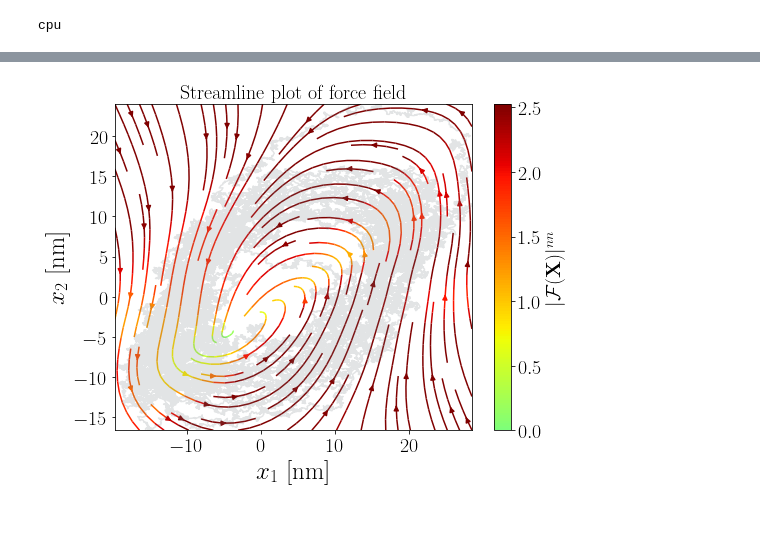
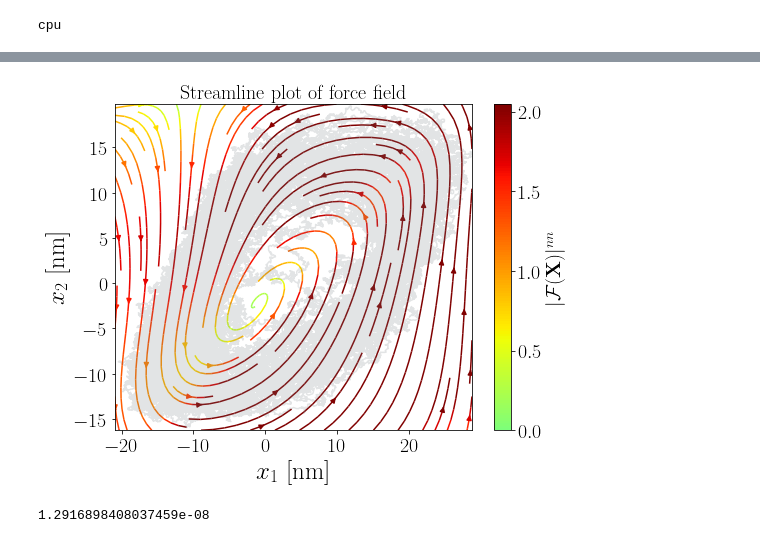
Before and after one commit to sreekmnoneq/Inference-short, a Jupyter notebook: hair_cell_bundle_model_inference.ipynb, the cells around one changed output, grey strips where cells are left out. Drawn from its saved outputs; the diff is of its cells as text; code cells hidden in the pictures.

```diff
--- a/hair_cell_bundle_model_inference.ipynb
+++ b/hair_cell_bundle_model_inference.ipynb
@@ -352,37 +356,60 @@ plt.show()
 # %%
 # Prepare the grid for input into the network
-grid = np.stack([X.ravel(), Y.ravel()], axis=1)
+
+from matplotlib.colors import ListedColormap
+
+# Extract half of the original jet colormap
+original_jet = plt.cm.get_cmap('jet', 256)  # Full jet colormap
+half_jet_colors = original_jet(np.linspace(0.5, 1, 128), alpha = 1)  # Take the first half
+half_jet = ListedColormap(half_jet_colors)
+
+
+
+x_vals = np.linspace(x1.min(), x1.max(), 50)   # this is with the dimensionless data
+y_vals = np.linspace(x2.min(), x2.max(), 50)
+Xg, Yg = np.meshgrid(x_vals, y_vals)
+
+
+# Prepare the grid for input into the network
+grid = np.stack([Xg.ravel(), Yg.ravel()], axis=1)
 grid_tensor = torch.tensor(grid, dtype=torch.float32).to(dev)
 
 # Get force field from the network
 with torch.no_grad():
-    force_field = neural_network(grid_tensor).cpu().numpy()
+    force_field = force_network(grid_tensor).cpu().numpy()
 
 const_fact_ = np.array(const_fact)
 # Reshape the force field to match the grid
-U = const_fact_*force_field[:, 0].reshape(X.shape)
-V = const_fact_*force_field[:, 1].reshape(Y.shape)
+U1 = const_fact_*force_field[:, 0].reshape(Xg.shape)/(np.std(x1_)*1e9)   # to get the force field for the data with dimension
+V1 = const_fact_*force_field[:, 1].reshape(Yg.shape)/(np.std(x2_)*1e9)
 
-magnitude_f_ann = np.sqrt(U**2 + V**2)
+
+
+magnitude_f_ann = np.sqrt(U1**2 + V1**2)
 max_val_f_ann = np.median(magnitude_f_ann)
 
 # Plot the streamline
 fig2 = plt.figure(figsize=(8, 6))
 # plt.plot(x1,x2,color = '#71797E',alpha=0.2)
 plt.plot(xx1[:300000,0],xx2[:300000,0],color = '#71797E',alpha=0.2)
-plt.streamplot(X, Y, U, V, color=magnitude_f_ann, cmap=half_jet, norm=plt.Normalize(0, max_val_f_ann))
+plt.streamplot(Xg*np.std(x1_)*1e9, Yg*np.std(x2_)*1e9, U1, V1, color=magnitude_f_ann, cmap=half_jet, norm=plt.Normalize(0, max_val_f_ann))
+#plt.streamplot(X, Y, U1, V1, color=magnitude_f_ann, cmap=half_jet, norm=plt.Normalize(0, max_val_f_ann))
 
 plt.xlabel(r'$x_1$ [nm]',fontsize=25)
 plt.ylabel(r'$x_2$ [nm]',fontsize=25)
 plt.xticks(fontsize=20)
 plt.yticks(fontsize=20)
 plt.title('Streamline plot of force field', fontsize=20)
 # plt.xlim(-3, 3)
 # plt.ylim(-1.6, 1.6)
 cbar = plt.colorbar(label=r'$|\mathcal{F}(\mathbf{X})|$')
 cbar.set_label(r'$|\mathcal{F}(\mathbf{X})|^{nn}$', fontsize=20)
 cbar.ax.tick_params(labelsize=20)
 # plt.savefig('force_field_ANN_s2.png', format='png',bbox_inches="tight" ,dpi=1200)
 plt.show()
 # %% [output]
-[figure, old version]
+[figure, new version]
+# %%
+np.std(x1_)
+# %% [output]
+1.2916898408037459e-08
```
Also changed, not shown: parts of 13 cells of this notebook.
